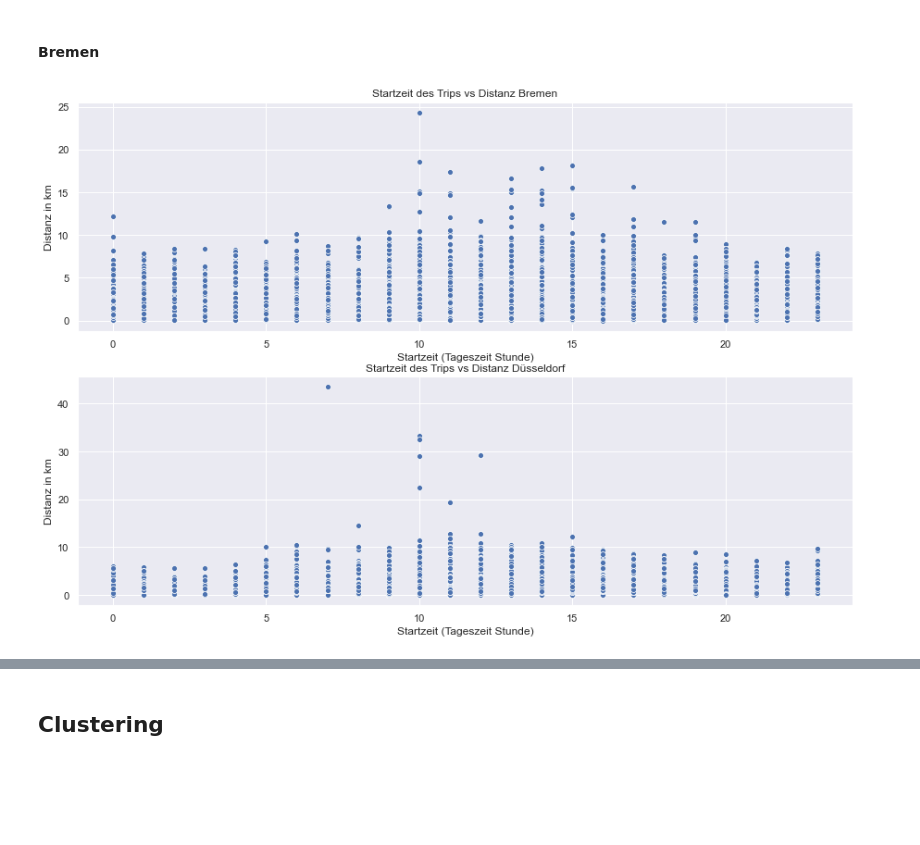
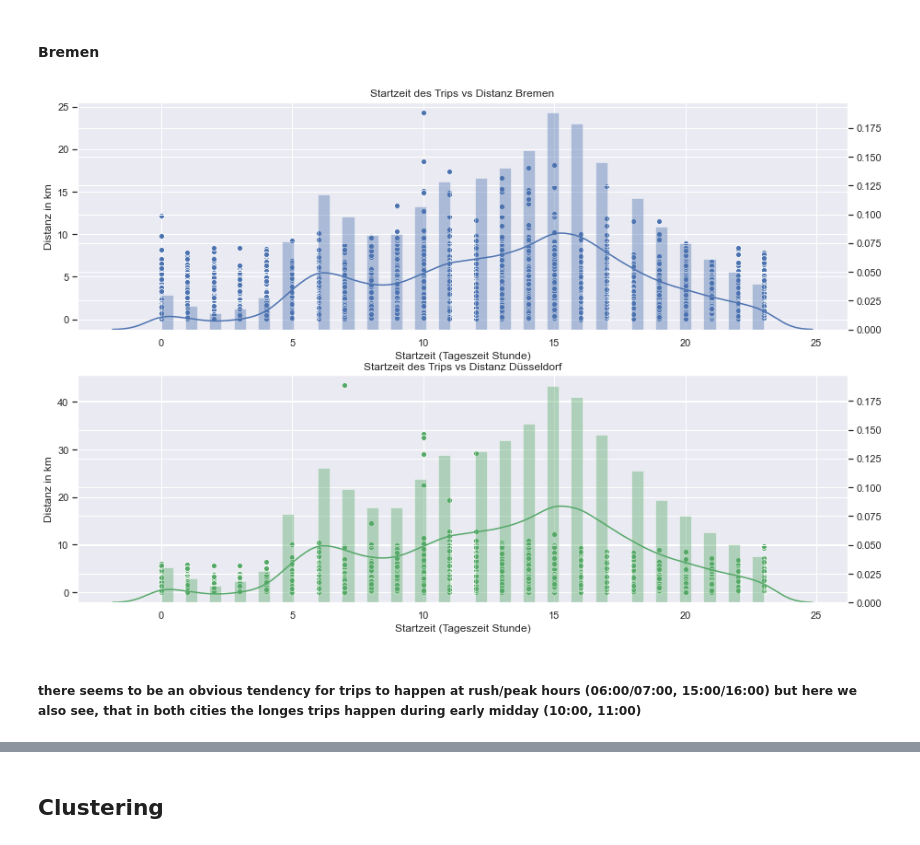
Before and after one commit to Polifka/eagle_gang, a Jupyter notebook: Clustering.ipynb, the cells around one changed output, grey strips where cells are left out. Cells and saved outputs as stored; diff of their text form; code cells hidden in the pictures; blank space fills up the shorter version.

```diff
--- a/Clustering.ipynb
+++ b/Clustering.ipynb
@@ -190,18 +95,24 @@ X_scaled_df.head()
 # %%
 # create figure and axes
 fig, (ax1, ax2) = plt.subplots(nrows=2, ncols=1, figsize=(15, 10))
 
 sns.scatterplot(ax = ax1, data=X, x="hour", y="distance", ci=None);
+axtwin1 = ax1.twinx()
+sns.distplot(X["hour"], ax = axtwin1)
 ax1.set_title('Startzeit des Trips vs Distanz Bremen')
 ax1.set_xlabel('Startzeit (Tageszeit Stunde)');
 ax1.set_ylabel('Distanz in km');
 
-sns.scatterplot(ax = ax2, data=Y, x="hour", y="distance", ci=None);
+sns.scatterplot(ax = ax2, data=Y, x="hour", y="distance", color = 'g', ci=None);
+axtwin2 = ax2.twinx()
+sns.distplot(X["hour"], ax = axtwin2, color='g')
 ax2.set_title('Startzeit des Trips vs Distanz Düsseldorf')
 ax2.set_xlabel('Startzeit (Tageszeit Stunde)');
 ax2.set_ylabel('Distanz in km');
 # %% [output]
-[figure, old version]
+[figure, new version]
+# %% [markdown]
+##### there seems to be an obvious tendency for trips to happen at rush/peak hours (06:00/07:00, 15:00/16:00) but here we also see, that in both cities the longes trips happen during early midday (10:00, 11:00)
 # %%
 # create figure and axes
 fig, (ax1, ax2) = plt.subplots(nrows=2, ncols=1, figsize=(15, 10))
```
Also changed, not shown: parts of 122 cells of this notebook.
